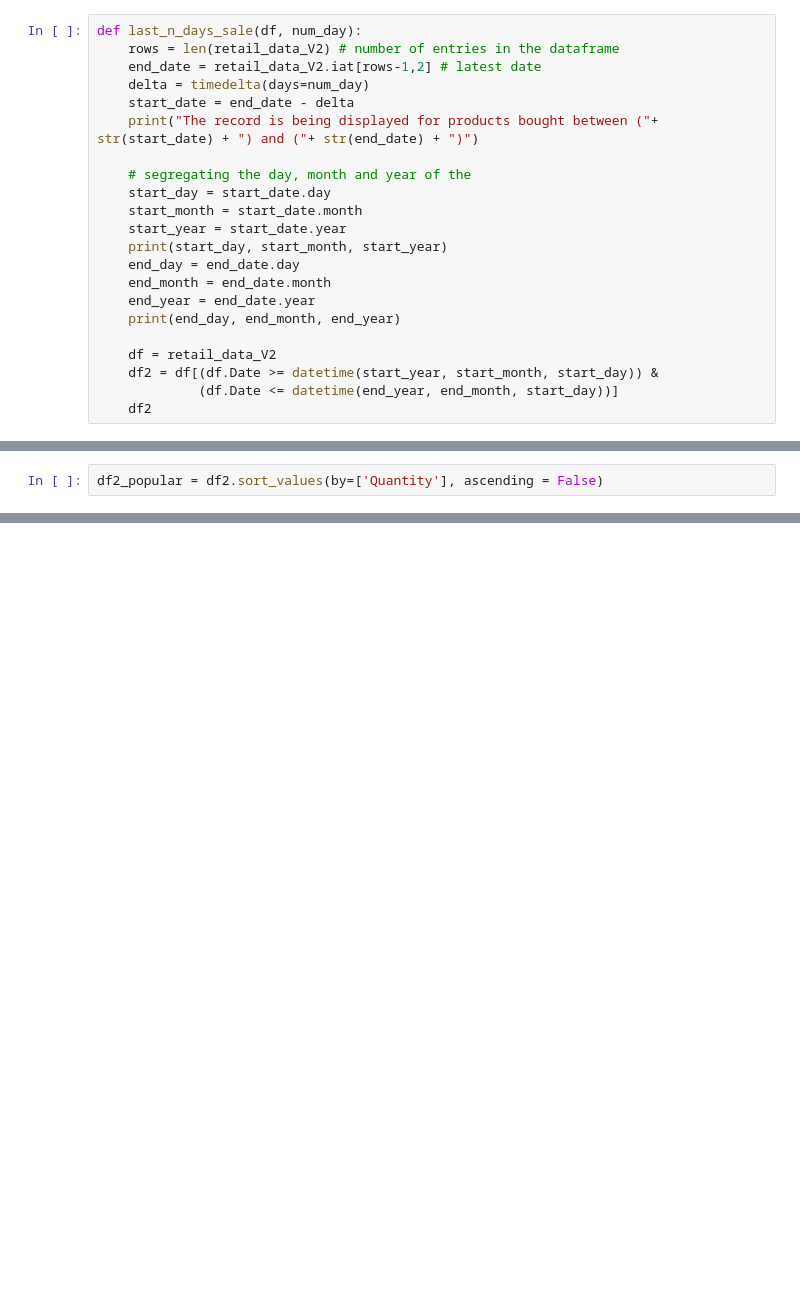
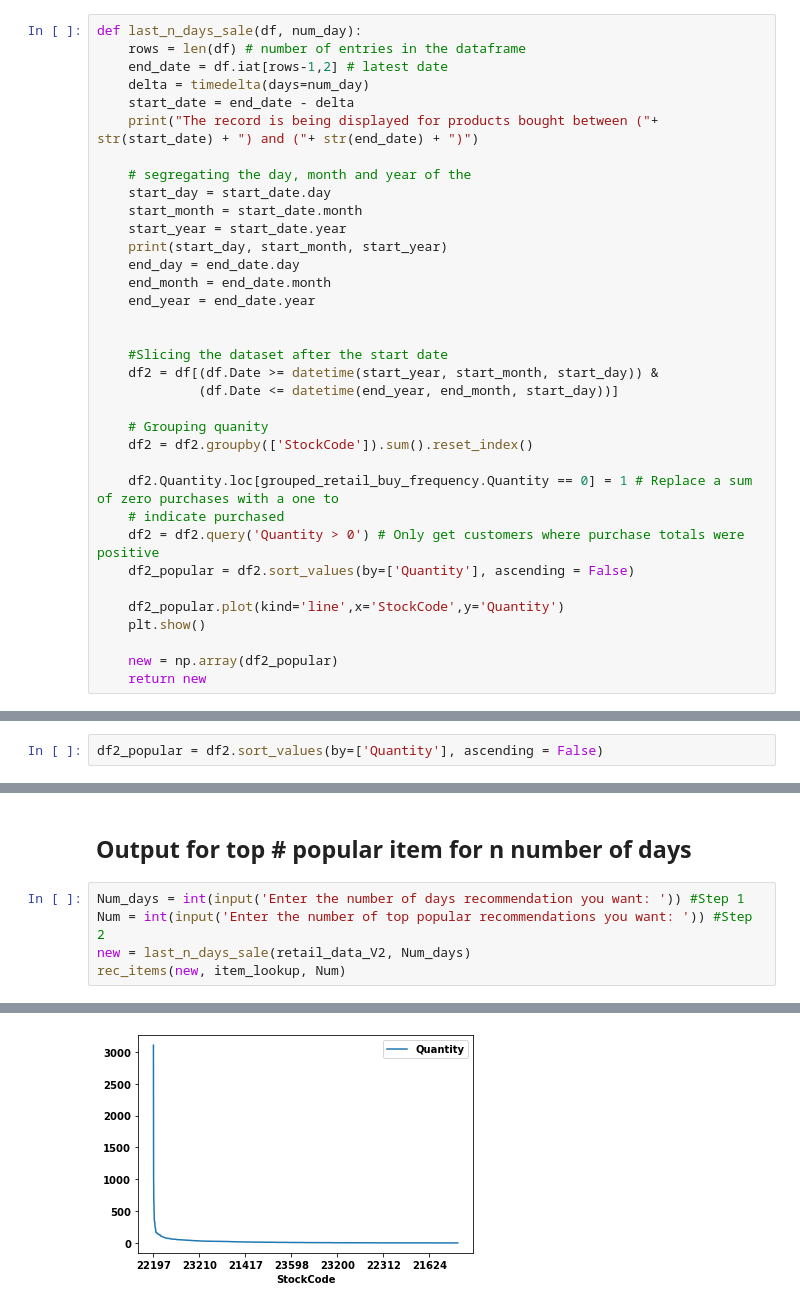
Before and after one commit to soumyaiitkgp/Recommendation_system, a Jupyter notebook: Non-personalized/Recommendation system - Non personalized (popularity based).ipynb, the cells around one changed output, grey strips where cells are left out. Drawn from its saved outputs; the diff is of its cells as text; blank space fills up the shorter version.

```diff
--- a/Non-personalized/Recommendation system - Non personalized (popularity based).ipynb
+++ b/Non-personalized/Recommendation system - Non personalized (popularity based).ipynb
@@ -381,8 +381,8 @@ Latest date: 2011-12-09
 Oldest date: 2010-12-01
 # %%
 def last_n_days_sale(df, num_day):
-    rows = len(retail_data_V2) # number of entries in the dataframe
-    end_date = retail_data_V2.iat[rows-1,2] # latest date
+    rows = len(df) # number of entries in the dataframe
+    end_date = df.iat[rows-1,2] # latest date
     delta = timedelta(days=num_day)
     start_date = end_date - delta
     print("The record is being displayed for products bought between ("+ str(start_date) + ") and ("+ str(end_date) + ")")
@@ -395,12 +395,25 @@ def last_n_days_sale(df, num_day):
     end_day = end_date.day
     end_month = end_date.month
     end_year = end_date.year
-    print(end_day, end_month, end_year)
 
-    df = retail_data_V2
+
+    #Slicing the dataset after the start date
     df2 = df[(df.Date >= datetime(start_year, start_month, start_day)) &
              (df.Date <= datetime(end_year, end_month, start_day))]
-    df2
+
+    # Grouping quanity
+    df2 = df2.groupby(['StockCode']).sum().reset_index()
+
+    df2.Quantity.loc[grouped_retail_buy_frequency.Quantity == 0] = 1 # Replace a sum of zero purchases with a one to
+    # indicate purchased
+    df2 = df2.query('Quantity > 0') # Only get customers where purchase totals were positive
+    df2_popular = df2.sort_values(by=['Quantity'], ascending = False)
+
+    df2_popular.plot(kind='line',x='StockCode',y='Quantity')
+    plt.show()
+
+    new = np.array(df2_popular)
+    return new
 # %%
 rows = len(retail_data_V2)
 print(retail_data_V2.iat[rows-1,2])
@@ -509,0 +519,8 @@ Enter the number of top popular recommendations you want: 2
+# %% [markdown]
+## Output for top # popular item for n number of days
+# %%
+Num_days = int(input('Enter the number of days recommendation you want: ')) #Step 1
+Num = int(input('Enter the number of top popular recommendations you want: ')) #Step 2
+new = last_n_days_sale(retail_data_V2, Num_days)
+rec_items(new, item_lookup, Num)
+# %% [output]
@@ -509,0 +535 @@ Enter the number of top popular recommendations you want: 2
+[figure, added]
```
Also changed, not shown: parts of 8 cells of this notebook.
